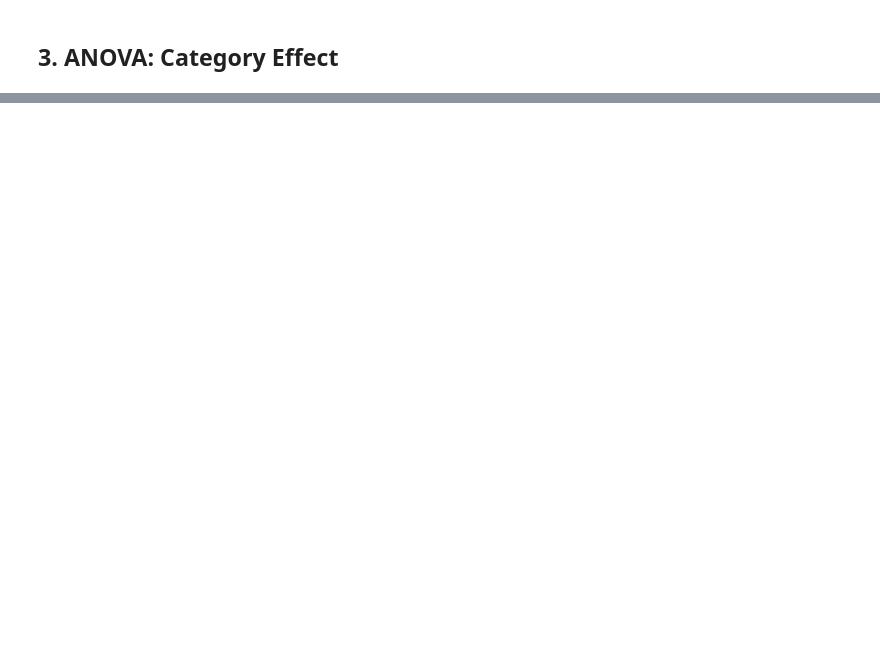
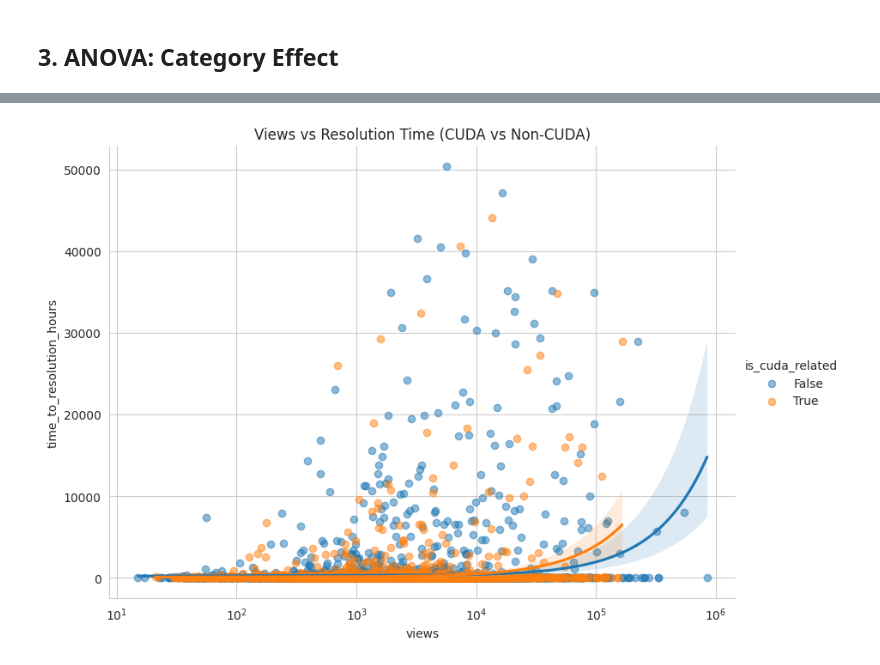
Before and after one commit to WazupSteve/torch_cuda, a Jupyter notebook: notebooks/01_descriptive_analysis.ipynb, the cells around one changed output, grey strips where cells are left out. Cells and saved outputs as stored; diff of their text form; code cells hidden in the pictures; blank space fills up the shorter version.

```diff
--- a/notebooks/01_descriptive_analysis.ipynb
+++ b/notebooks/01_descriptive_analysis.ipynb
@@ -202,0 +353,12 @@ plt.show()
+# %%
+sns.lmplot(
+    data=df,
+    x='views', y='time_to_resolution_hours',
+    hue='is_cuda_related', height=6, aspect=1.4,
+    scatter_kws={'alpha':0.5}
+)
+plt.xscale('log')
+plt.title("Views vs Resolution Time (CUDA vs Non-CUDA)")
+plt.show()
+# %% [output]
+[figure, added]
```
Also changed, not shown: parts of 16 cells of this notebook, 3 other files.
